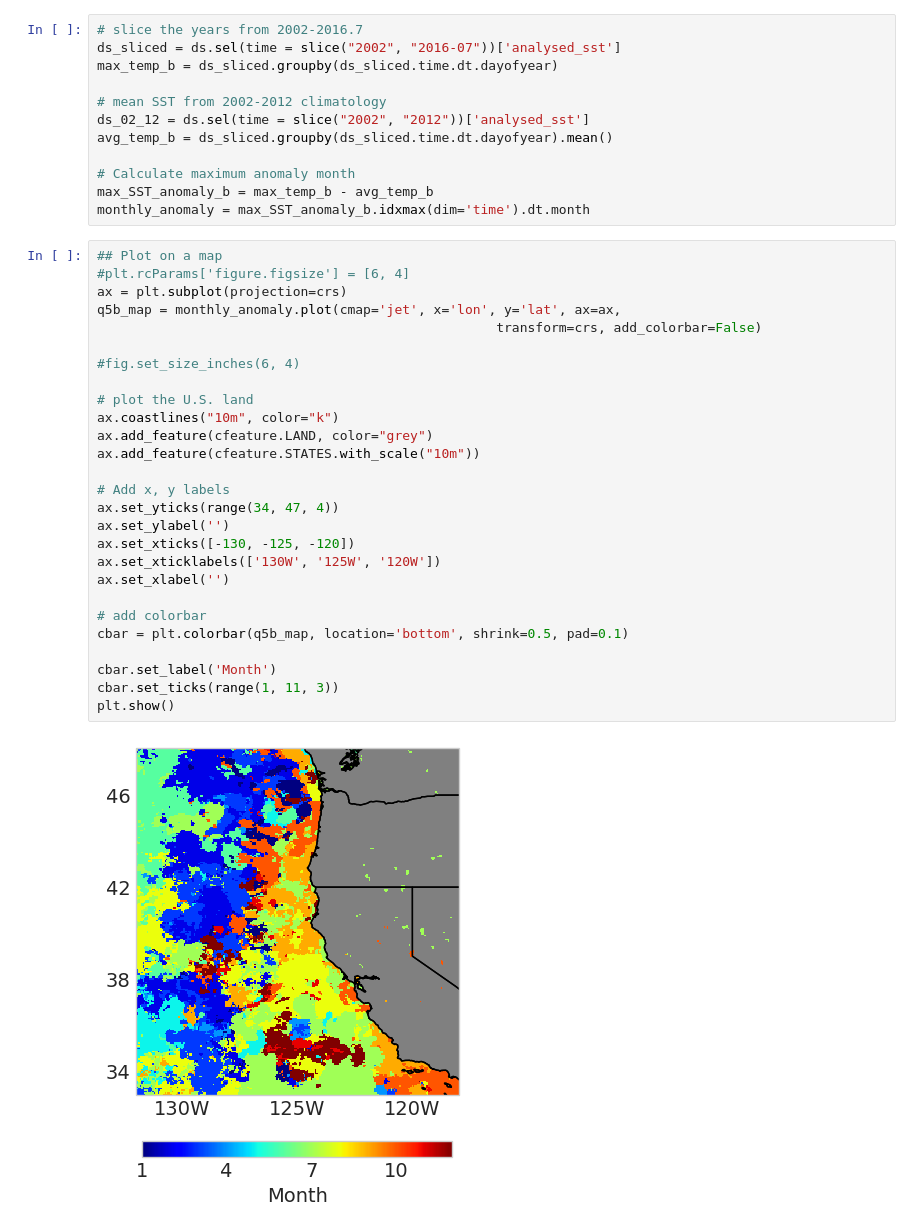
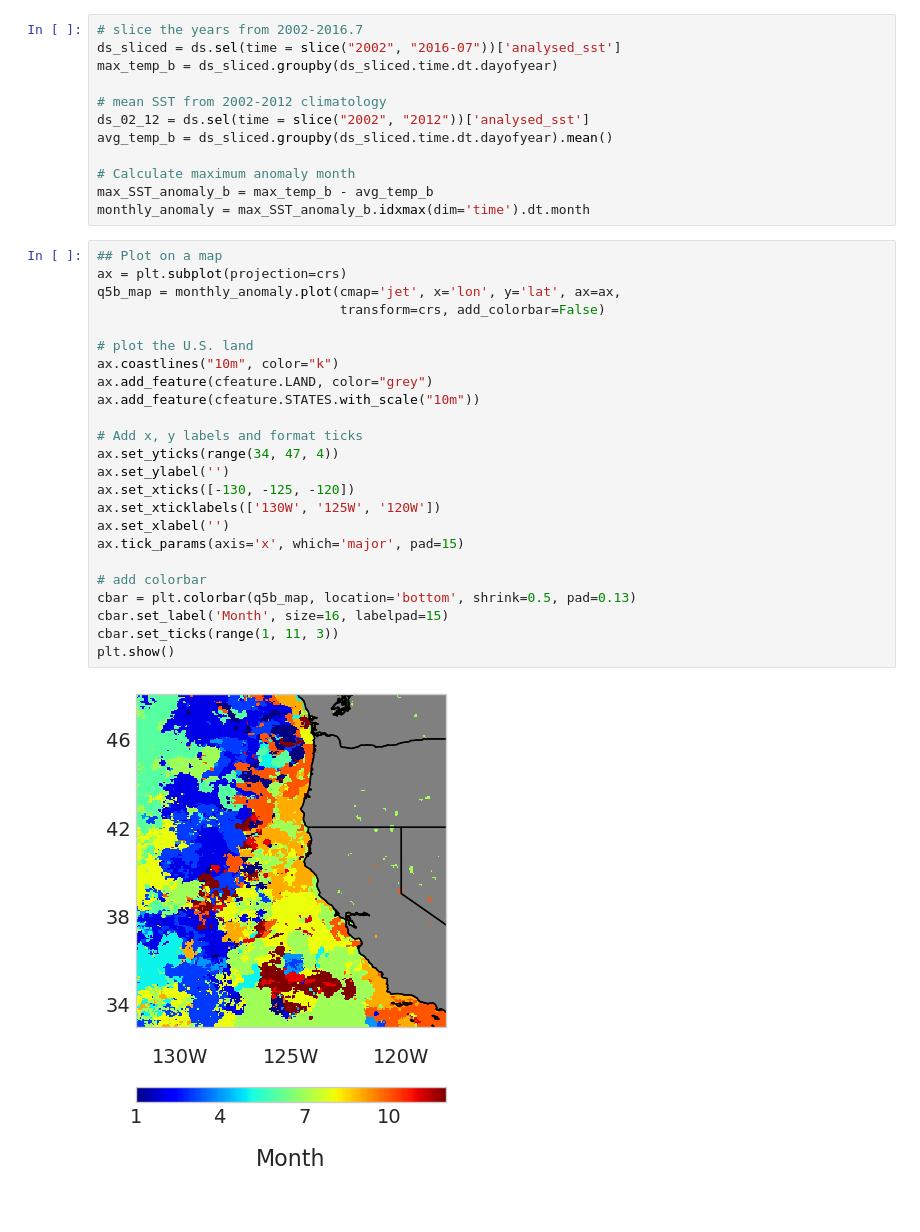
Before and after one commit to UCB-stat-159-s23/hw03-Group12, a Jupyter notebook: climate-Q05.ipynb, the cells around one changed output. Cells and saved outputs as stored; diff of their text form.

```diff
--- a/climate-Q05.ipynb
+++ b/climate-Q05.ipynb
@@ -113,30 +113,27 @@ max_SST_anomaly_b = max_temp_b - avg_temp_b
 monthly_anomaly = max_SST_anomaly_b.idxmax(dim='time').dt.month
 # %%
 ## Plot on a map
-#plt.rcParams['figure.figsize'] = [6, 4]
 ax = plt.subplot(projection=crs)
 q5b_map = monthly_anomaly.plot(cmap='jet', x='lon', y='lat', ax=ax,
-                                                   transform=crs, add_colorbar=False)
-
-#fig.set_size_inches(6, 4)
+                               transform=crs, add_colorbar=False)
 
 # plot the U.S. land
 ax.coastlines("10m", color="k")
 ax.add_feature(cfeature.LAND, color="grey")
 ax.add_feature(cfeature.STATES.with_scale("10m"))
 
-# Add x, y labels
+# Add x, y labels and format ticks
 ax.set_yticks(range(34, 47, 4))
 ax.set_ylabel('')
 ax.set_xticks([-130, -125, -120])
 ax.set_xticklabels(['130W', '125W', '120W'])
 ax.set_xlabel('')
+ax.tick_params(axis='x', which='major', pad=15)
 
 # add colorbar
-cbar = plt.colorbar(q5b_map, location='bottom', shrink=0.5, pad=0.1)
-
-cbar.set_label('Month')
+cbar = plt.colorbar(q5b_map, location='bottom', shrink=0.5, pad=0.13)
+cbar.set_label('Month', size=16, labelpad=15)
 cbar.set_ticks(range(1, 11, 3))
 plt.show()
 # %% [output]
-[figure, old version]
+[figure, new version]
```
Also changed, not shown: parts of 1 cell of this notebook.
